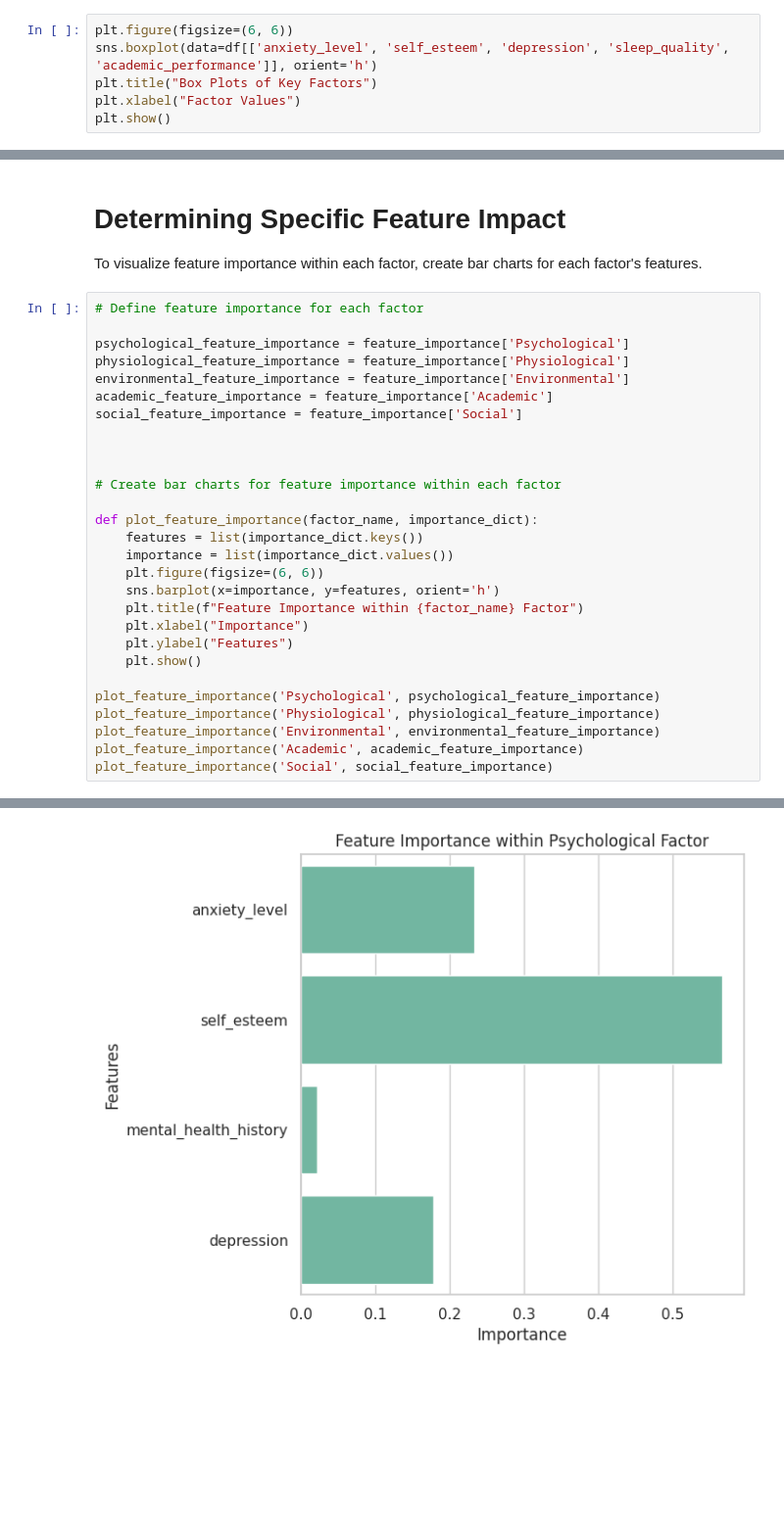
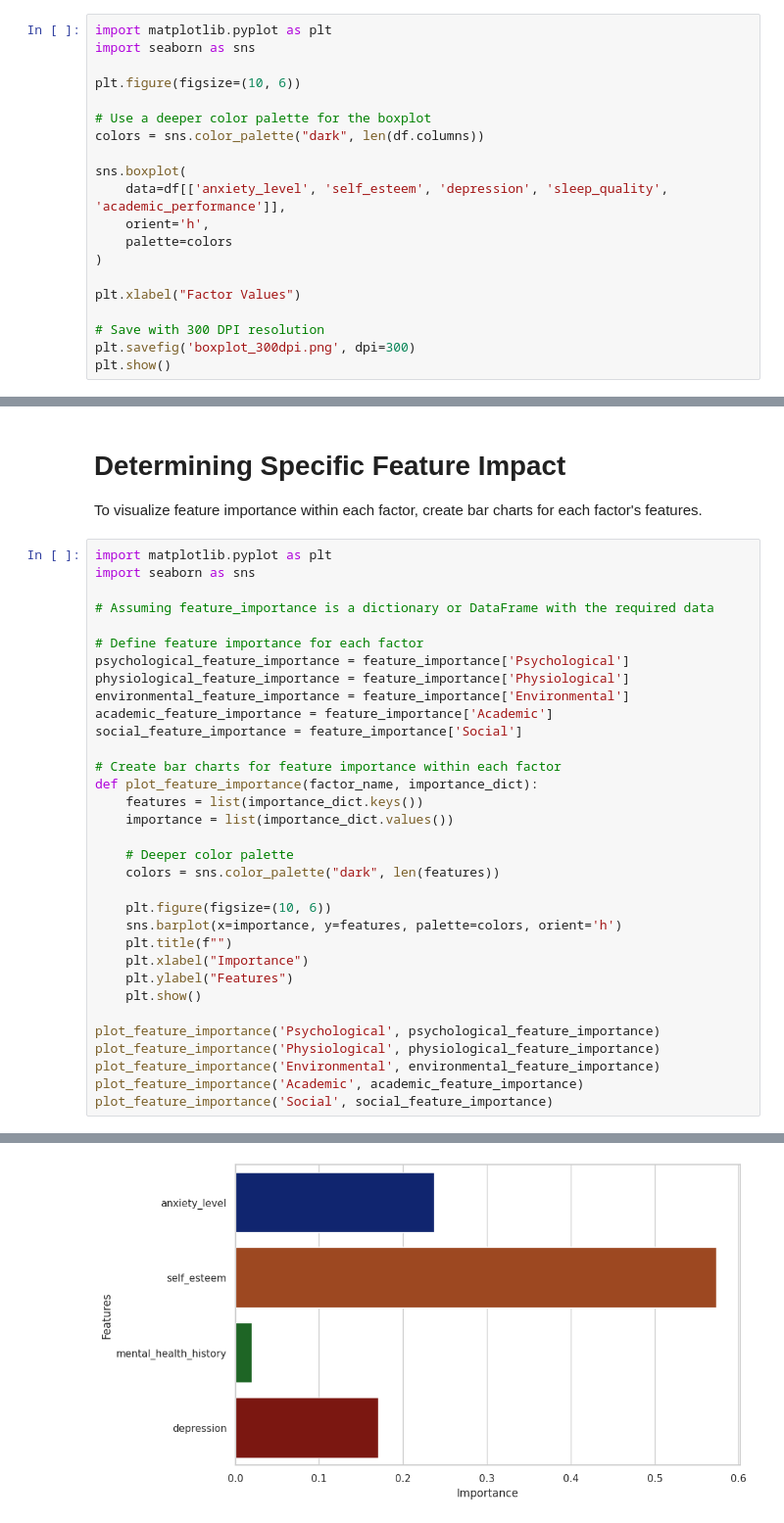
Before and after one commit to Foysal440/Stress-analysis, a Jupyter notebook: Stress_analysis.ipynb, the cells around one changed output, grey strips where cells are left out. Shown at 98% size. Saved outputs shown, nothing was run; the diff lists cells and outputs as text; blank space fills up the shorter version.

```diff
--- a/Stress_analysis.ipynb
+++ b/Stress_analysis.ipynb
@@ -374,9 +460,23 @@ plt.show()
 # Box Plots
 use box plots to identify trends and variations in factors. This is useful for comparing distributions
 # %%
-plt.figure(figsize=(6, 6))
-sns.boxplot(data=df[['anxiety_level', 'self_esteem', 'depression', 'sleep_quality', 'academic_performance']], orient='h')
-plt.title("Box Plots of Key Factors")
+import matplotlib.pyplot as plt
+import seaborn as sns
+
+plt.figure(figsize=(10, 6))
+
+# Use a deeper color palette for the boxplot
+colors = sns.color_palette("dark", len(df.columns))
+
+sns.boxplot(
+    data=df[['anxiety_level', 'self_esteem', 'depression', 'sleep_quality', 'academic_performance']],
+    orient='h',
+    palette=colors
+)
+
 plt.xlabel("Factor Values")
+
+# Save with 300 DPI resolution
+plt.savefig('boxplot_300dpi.png', dpi=300)
 plt.show()
 # %% [output]
@@ -385,24 +485,29 @@ plt.show()
 # Determining Specific Feature Impact
 To visualize feature importance within each factor, create bar charts for each factor's features.
 # %%
+import matplotlib.pyplot as plt
+import seaborn as sns
+
+# Assuming feature_importance is a dictionary or DataFrame with the required data
+
 # Define feature importance for each factor
-
 psychological_feature_importance = feature_importance['Psychological']
 physiological_feature_importance = feature_importance['Physiological']
 environmental_feature_importance = feature_importance['Environmental']
 academic_feature_importance = feature_importance['Academic']
 social_feature_importance = feature_importance['Social']
 
-
-
 # Create bar charts for feature importance within each factor
-
 def plot_feature_importance(factor_name, importance_dict):
     features = list(importance_dict.keys())
     importance = list(importance_dict.values())
-    plt.figure(figsize=(6, 6))
-    sns.barplot(x=importance, y=features, orient='h')
-    plt.title(f"Feature Importance within {factor_name} Factor")
+
+    # Deeper color palette
+    colors = sns.color_palette("dark", len(features))
+
+    plt.figure(figsize=(10, 6))
+    sns.barplot(x=importance, y=features, palette=colors, orient='h')
+    plt.title(f"")
     plt.xlabel("Importance")
     plt.ylabel("Features")
     plt.show()
@@ -416 +524 @@ plot_feature_importance('Social', social_feature_importance)
-[figure, old version]
+[figure, new version]
```
Also changed, not shown: parts of 7 cells of this notebook.
